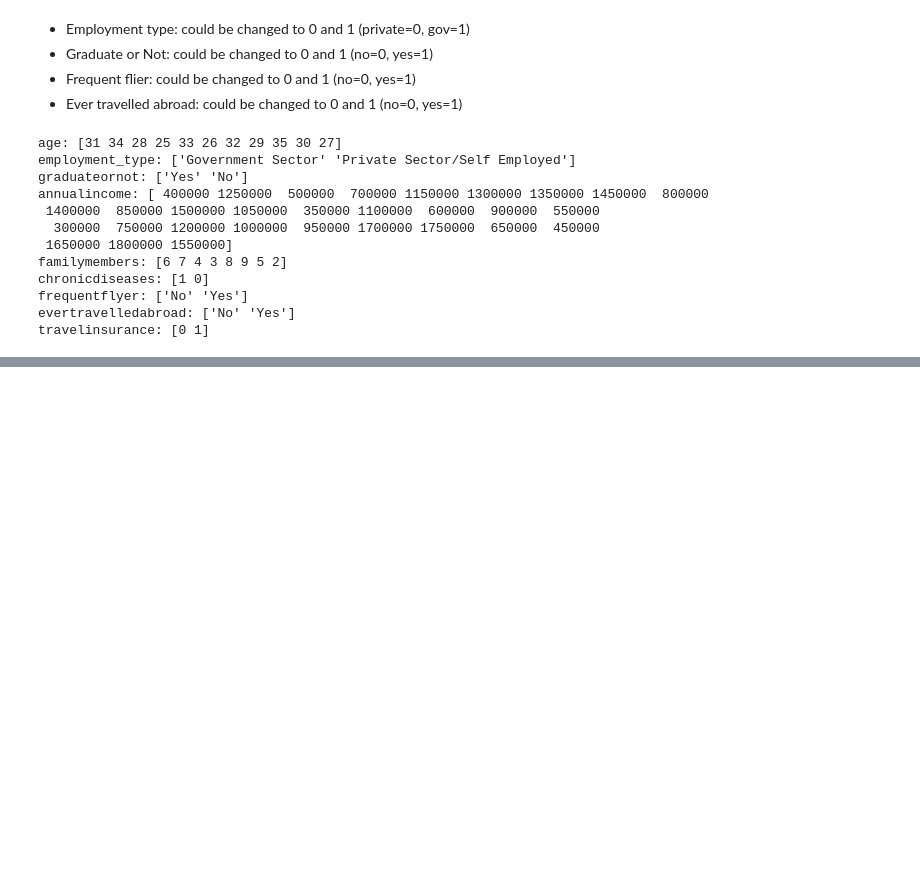
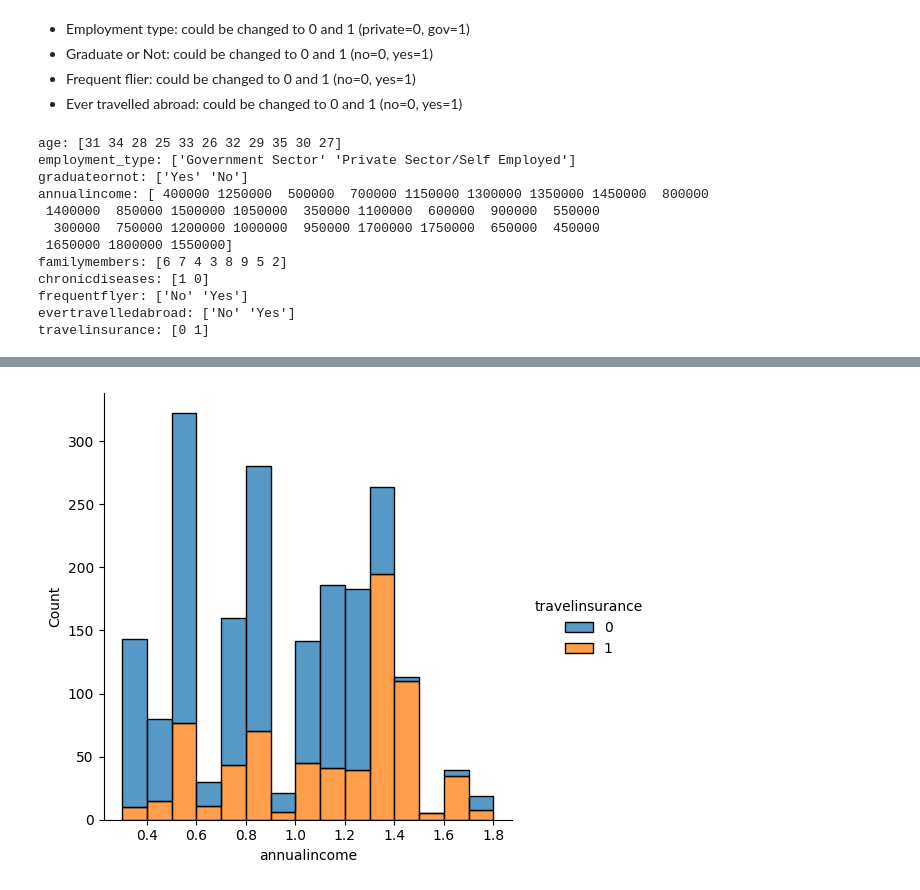
Before and after one commit to ShariYo/Modul3_Sprint1, a Jupyter notebook: project/main.ipynb, the cells around one changed output, grey strips where cells are left out. Saved outputs shown, nothing was run; the diff lists cells and outputs as text; code cells hidden in the pictures; blank space fills up the shorter version.

```diff
--- a/project/main.ipynb
+++ b/project/main.ipynb
@@ -91,0 +137,7 @@ Name: count, dtype: int64
+# %%
+sns.displot(
+    travel_cont, x="annualincome", hue="travelinsurance", multiple="stack"
+)
+plt.show()
+# %% [output]
+[figure, added]
```
Also changed, not shown: parts of 8 cells of this notebook.
